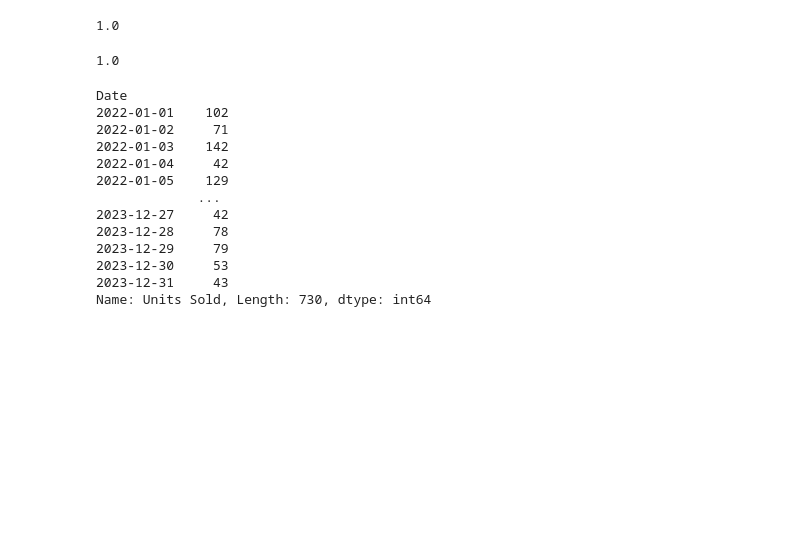
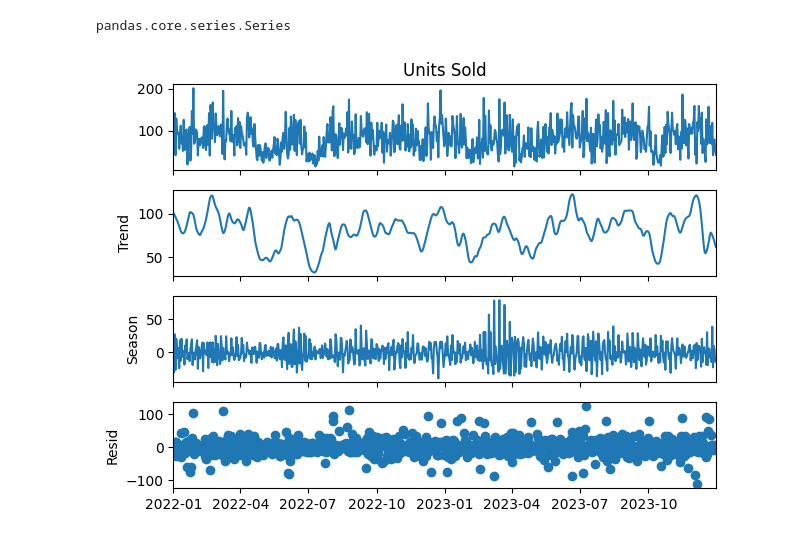
Before and after one commit to StarsWei/Retail-Store-Inventory-and-Demand-Forecasting, a Jupyter notebook: STL.ipynb, the cells around one changed output. Drawn from its saved outputs; the diff is of its cells as text; code cells hidden in the pictures; blank space fills up the shorter version.

```diff
--- a/STL.ipynb
+++ b/STL.ipynb
@@ -21,4 +15,0 @@ ts.to_csv('S001P0001Units_Sold.csv')
-# %%
-# 读取数据并设置时间索引
-df = pd.read_csv("S001P0001Units_Sold.csv", parse_dates=["Date"])
-ts = df.set_index("Date")["Units Sold"]
@@ -138,7 +15,0 @@ def multi_freq_stl(ts):
-# %%
-# 读取数据并转换为时间序列
-df = pd.read_csv("S001P0001Units_Sold.csv", parse_dates=["Date"])
-ts = df.set_index("Date")["Units Sold"]
-
-# 执行多频率 STL 分解分析
-multi_freq_stl(ts)
@@ -267,24 +16,5 @@ def analyze_seasonality(ts):
-# %%
-strength_daily
-# %% [output]
-1.0
-# %%
-strength_monthly
-# %% [output]
-1.0
-# %%
-ts
-# %% [output]
-Date
-2022-01-01    102
-2022-01-02     71
-2022-01-03    142
-2022-01-04     42
-2022-01-05    129
-             ...
-2023-12-27     42
-2023-12-28     78
-2023-12-29     79
-2023-12-30     53
-2023-12-31     43
-Name: Units Sold, Length: 730, dtype: int64
+# %%
+ts = df[store_filter & product_filter & date_filter].set_index("Date")['Units Sold']
+type(ts)
+# %% [output]
+pandas.core.series.Series
@@ -290,0 +23,7 @@ Name: Units Sold, Length: 730, dtype: int64
+# %%
+stl = STL(ts, period=7, robust=True)
+res = stl.fit()
+res.plot()
+plt.show()
+# %% [output]
+[figure, added]
```
Also changed, not shown: parts of 39 cells of this notebook, 6 other files.
